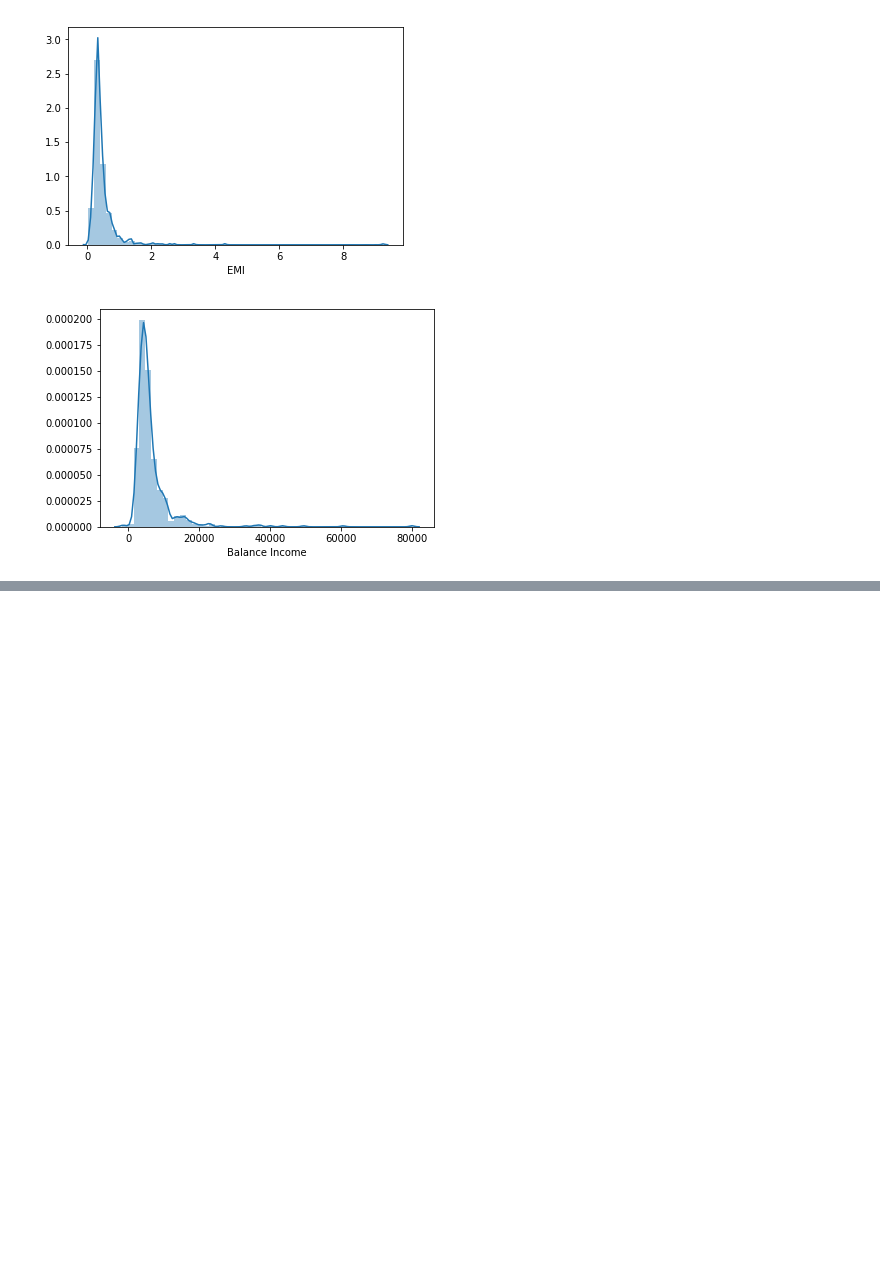
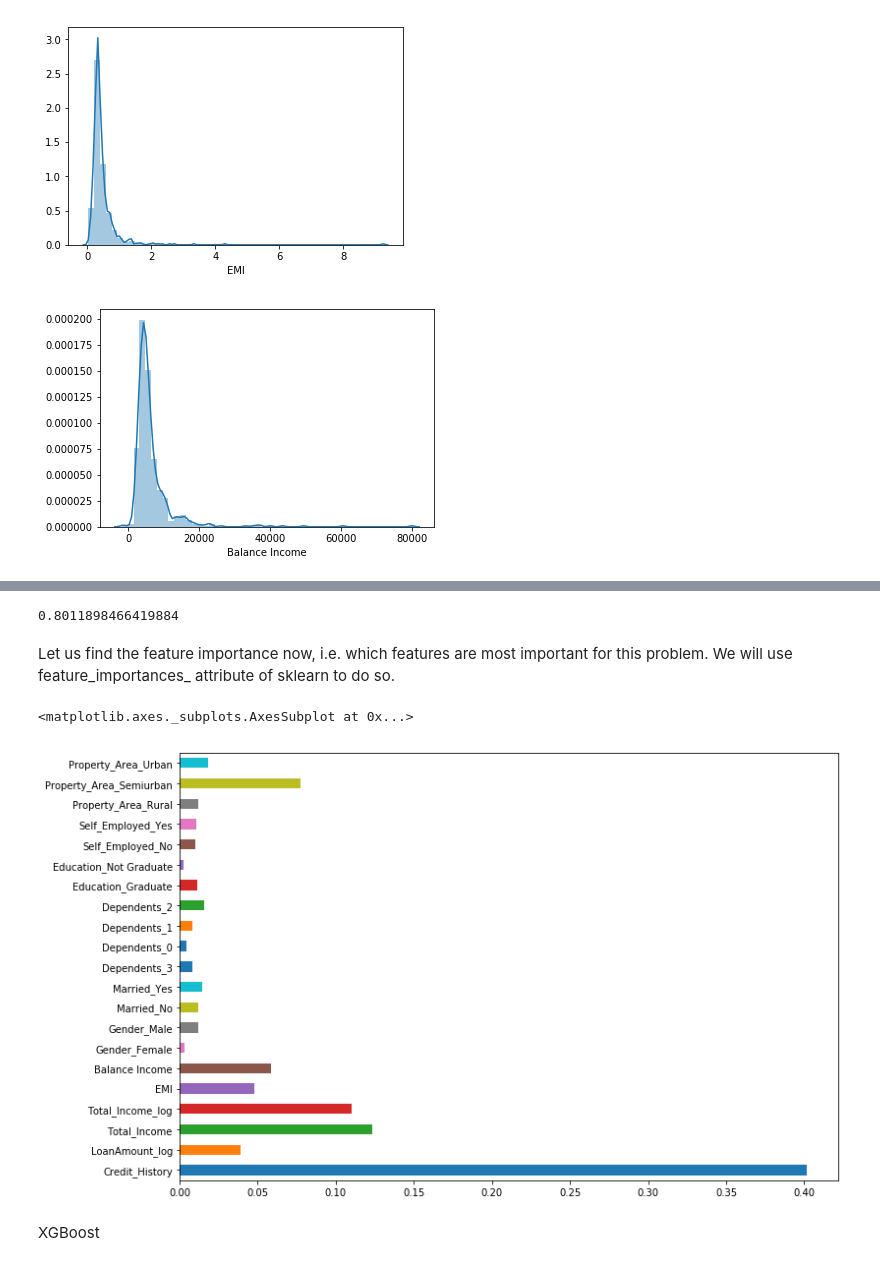
Before and after one commit to SwatiModi/loan-prediction, a Jupyter notebook: Loan.ipynb, the cells around one changed output, grey strips where cells are left out. Saved outputs shown, nothing was run; the diff lists cells and outputs as text; code cells hidden in the pictures; blank space fills up the shorter version.

```diff
--- a/Loan.ipynb
+++ b/Loan.ipynb
@@ -777,0 +874,2 @@ test=test.drop(['ApplicantIncome', 'CoapplicantIncome', 'LoanAmount', 'Loan_Amou
+# %%
+pred_test = model.predict(test)
@@ -777,0 +888,15 @@ test=test.drop(['ApplicantIncome', 'CoapplicantIncome', 'LoanAmount', 'Loan_Amou
+# %%
+i=1
+scores = []
+kf = StratifiedKFold(n_splits=5,random_state=1,shuffle=True)
+for train_index,test_index in kf.split(X,y):
+    print('\n{} of kfold {}'.format(i,kf.n_splits))
+    xtr,xvl = X.loc[train_index],X.loc[test_index]
+    ytr,yvl = y[train_index],y[test_index]
+    model = RandomForestClassifier(random_state=1, max_depth=10)
+    model.fit(xtr, ytr)
+    pred_test = model.predict(xvl)
+    score = accuracy_score(yvl,pred_test)
+    scores.append(score)
+    print('accuracy_score',score)
+    i+=1
@@ -777,0 +918,2 @@ test=test.drop(['ApplicantIncome', 'CoapplicantIncome', 'LoanAmount', 'Loan_Amou
+# %%
+pred_test = model.predict(test)
@@ -777,0 +998,15 @@ test=test.drop(['ApplicantIncome', 'CoapplicantIncome', 'LoanAmount', 'Loan_Amou
+# %%
+i=1
+kf = StratifiedKFold(n_splits=5,random_state=1,shuffle=True)
+scores = []
+for train_index,test_index in kf.split(X,y):
+    print('\n{} of kfold {}'.format(i,kf.n_splits))
+    xtr,xvl = X.loc[train_index],X.loc[test_index]
+    ytr,yvl = y[train_index],y[test_index]
+    model = RandomForestClassifier(random_state=1, max_depth=3, n_estimators=41)
+    model.fit(xtr, ytr)
+    pred_test = model.predict(xvl)
+    score = accuracy_score(yvl,pred_test)
+    scores.append(score)
+    print('accuracy_score',score)
+    i+=1
@@ -777,0 +1039,4 @@ test=test.drop(['ApplicantIncome', 'CoapplicantIncome', 'LoanAmount', 'Loan_Amou
+# %%
+sum(scores)/len(scores)
+# %% [output]
+0.8011898466419884
@@ -777,0 +1051,11 @@ test=test.drop(['ApplicantIncome', 'CoapplicantIncome', 'LoanAmount', 'Loan_Amou
+# %% [markdown]
+Let us find the feature importance now,
+i.e. which features are most important for this problem. We will use feature_importances_ attribute of sklearn to do so.
+# %%
+importances=pd.Series(model.feature_importances_, index=X.columns)
+importances.plot(kind='barh', figsize=(12,8))
+# %% [output]
+<matplotlib.axes._subplots.AxesSubplot at 0x...>
+[figure, added]
+# %% [markdown]
+XGBoost
```
Also changed, not shown: parts of 47 cells of this notebook, 5 other files.
